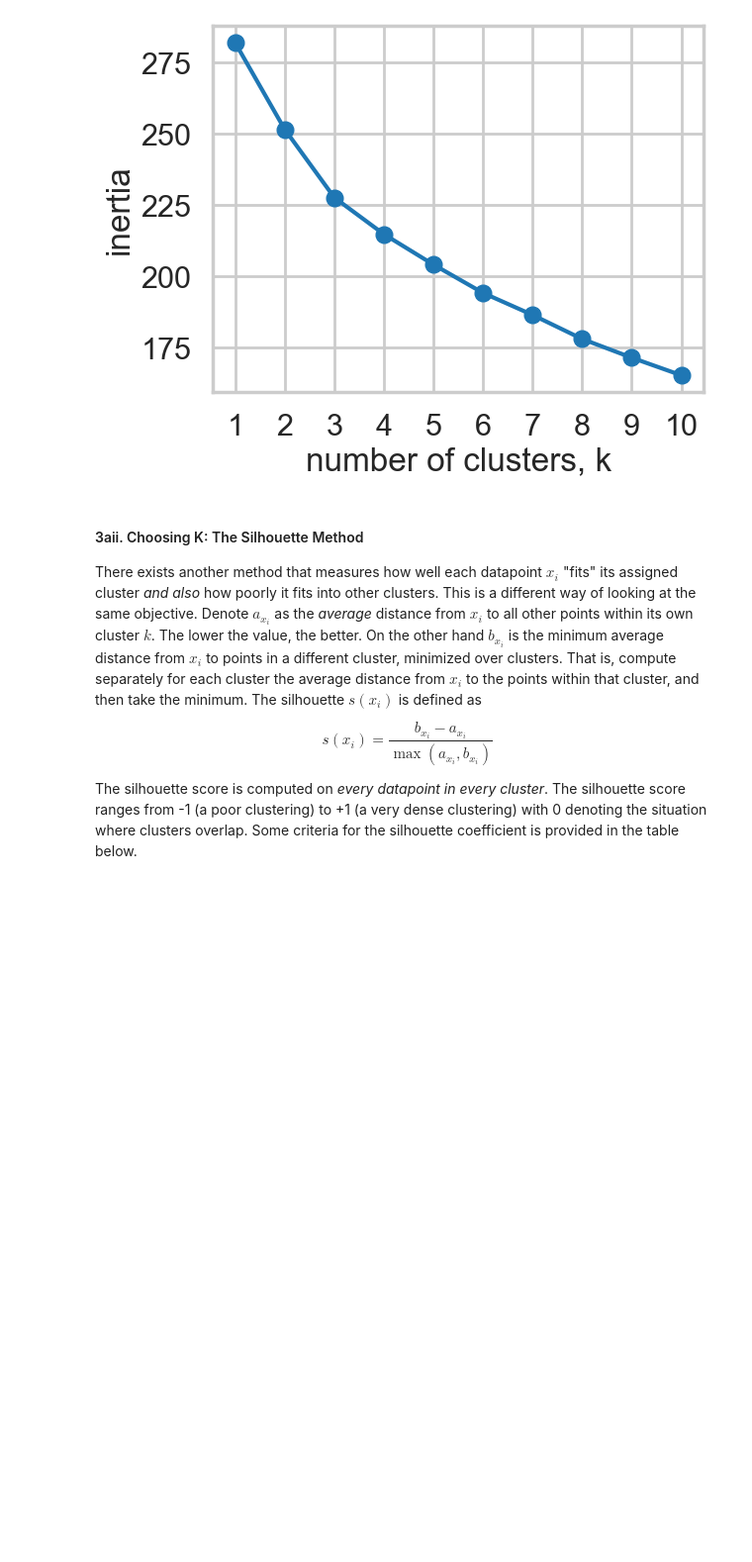
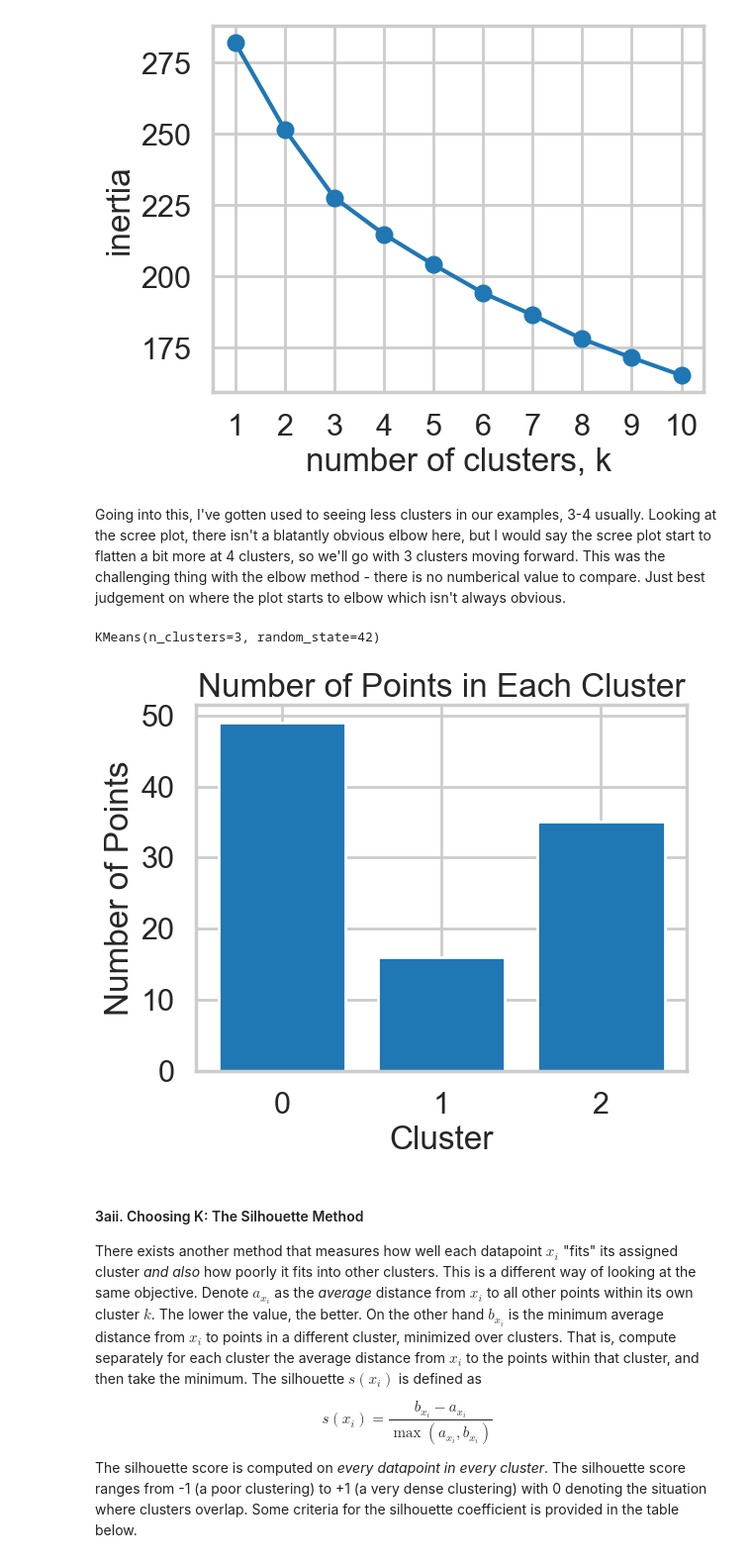
Before and after one commit to BrettlyCD/pca, a Jupyter notebook: Clustering Case Study - Customer Segmentation with K-Means - Tier 3.ipynb, the cells around one changed output. Shown at 99% size. Drawn from its saved outputs; the diff is of its cells as text; code cells hidden in the pictures; blank space fills up the shorter version.

Commit message:
Add notes on elbow method.

```diff
--- a/Clustering Case Study - Customer Segmentation with K-Means - Tier 3.ipynb
+++ b/Clustering Case Study - Customer Segmentation with K-Means - Tier 3.ipynb
@@ -164,6 +165,31 @@ plt.xticks(ks)
 plt.show()
 # %% [output]
 [figure]
+# %% [markdown]
+Going into this, I've gotten used to seeing less clusters in our examples, 3-4 usually. Looking at the scree plot, there isn't a blatantly obvious elbow here, but I would say the scree plot start to flatten a bit more at 4 clusters, so we'll go with 3 clusters moving forward. This was the challenging thing with the elbow method - there is no numberical value to compare. Just best judgement on where the plot starts to elbow which isn't always obvious.
+# %%
+#Rerun model, this time with only 3 clusters
+k_model = KMeans(n_clusters=3, random_state=42)
+k_model.fit(matrix_array)
+# %% [output]
+KMeans(n_clusters=3, random_state=42)
+# %%
+#Calculate and plot the number of points in each cluster
+k_labels = k_model.labels_
+
+#return list of returned clusters and their occurance in the array
+list, counts = np.unique(k_labels, return_counts=True)
+
+fig, ax = plt.subplots()
+
+ax.bar(list, counts)
+ax.set_xlabel('Cluster')
+ax.set_ylabel('Number of Points')
+ax.set_title('Number of Points in Each Cluster')
+
+plt.show()
+# %% [output]
+[figure, added]
 # %% [markdown]
 #### 3aii. Choosing K: The Silhouette Method
 
```
Also changed, not shown: parts of 1 cell of this notebook.
